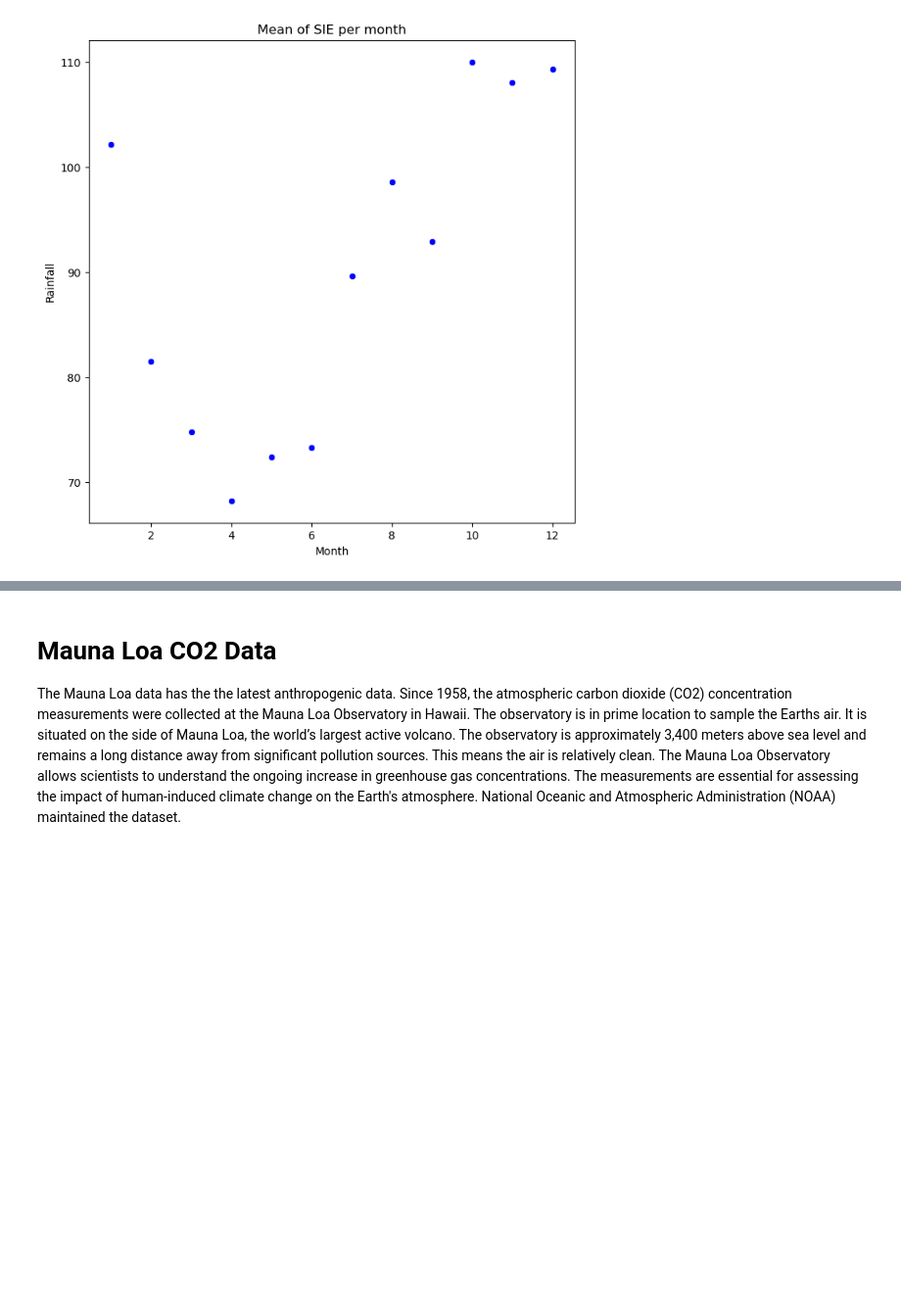
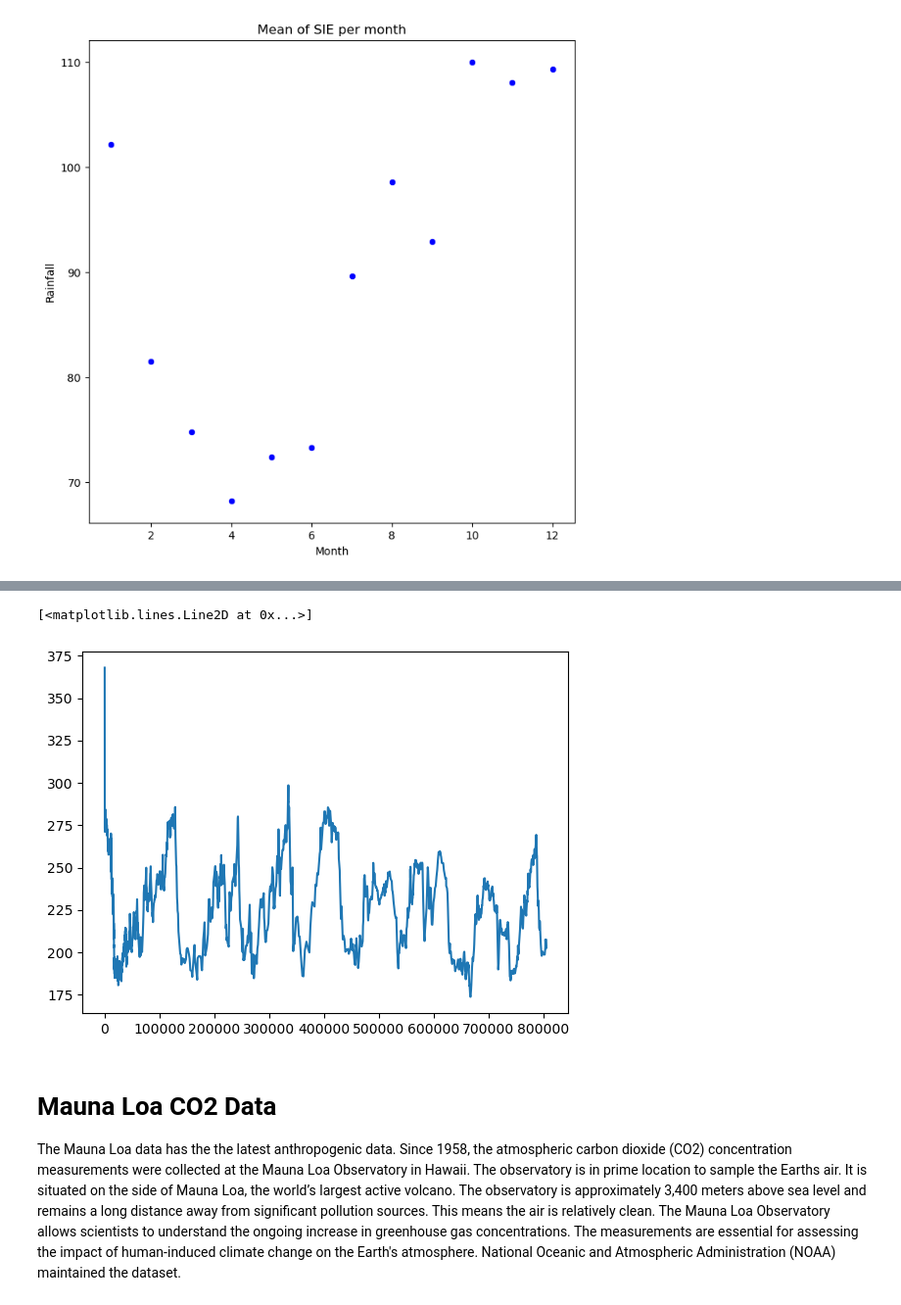
Before and after one commit to keithmmc/pda2, a Jupyter notebook: project2.ipynb, the cells around one changed output, grey strips where cells are left out. Shown at 98% size. Saved outputs shown, nothing was run; the diff lists cells and outputs as text; code cells hidden in the pictures; blank space fills up the shorter version.

```diff
--- a/project2.ipynb
+++ b/project2.ipynb
@@ -228,0 +261,3 @@ plt.show()
+# %%
+co2_data = pd.read_excel('data/new_atmospheric_CO2.xls', sheet_name='CO2 Composite', skiprows=range(14))
+co2_data.head()
@@ -229,3 +271,12 @@ plt.show()
+# %%
+co2_data.columns = co2_data.columns.str.strip()
+# Extract relevant columns.
+co2_df = co2_data[['Gasage (yr BP)', 'CO2 (ppmv)']]
+# %%
+plt.plot(co2_data['Gasage (yr BP)'], co2_data['CO2 (ppmv)'])
+# %% [output]
+[<matplotlib.lines.Line2D at 0x...>]
+[figure, added]
 # %% [markdown]
 # Mauna Loa CO2 Data
 The Mauna Loa data has the the latest anthropogenic data. Since 1958, the atmospheric carbon dioxide (CO2) concentration measurements were collected at the Mauna Loa Observatory in Hawaii. The observatory is in prime location to sample the Earths air. It is situated on the side of Mauna Loa, the world’s largest active volcano. The observatory is approximately 3,400 meters above sea level and remains a long distance away from significant pollution sources. This means the air is relatively clean. The Mauna Loa Observatory allows scientists to understand the ongoing increase in greenhouse gas concentrations. The measurements are essential for assessing the impact of human-induced climate change on the Earth's atmosphere. National Oceanic and Atmospheric Administration (NOAA) maintained the dataset.
```
Also changed, not shown: parts of 11 cells of this notebook.
